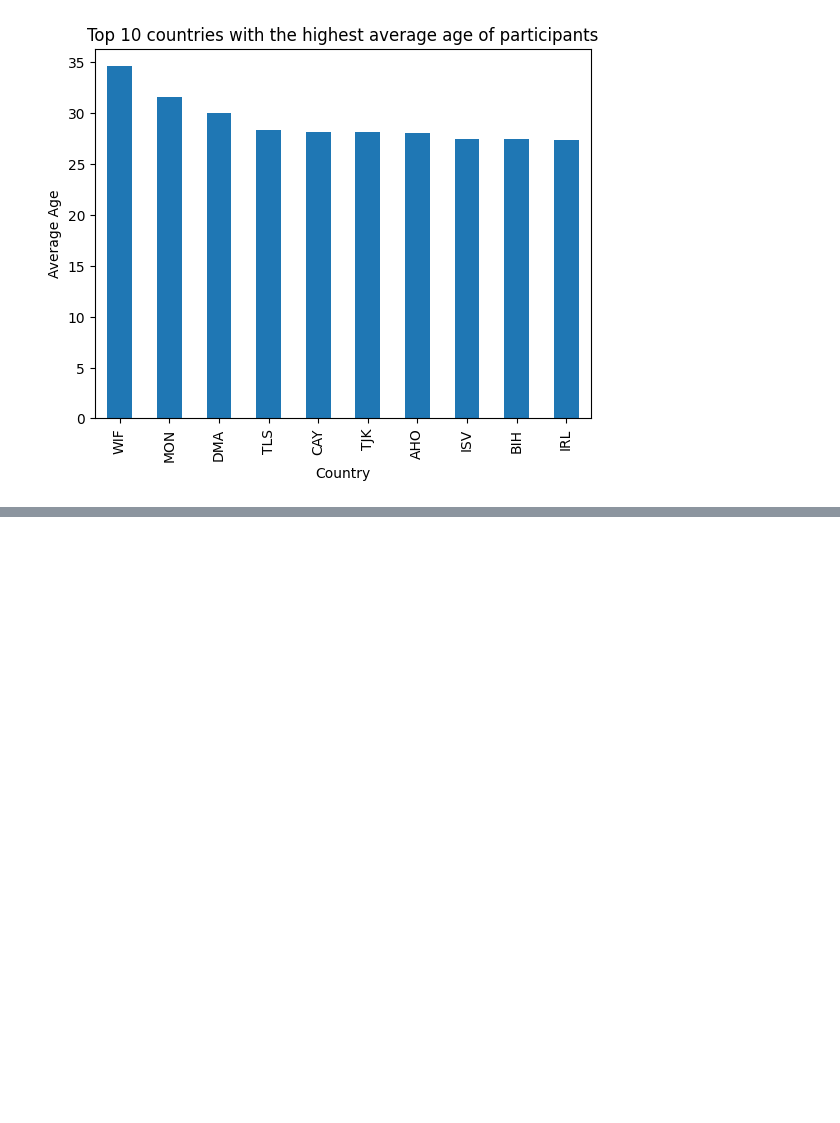
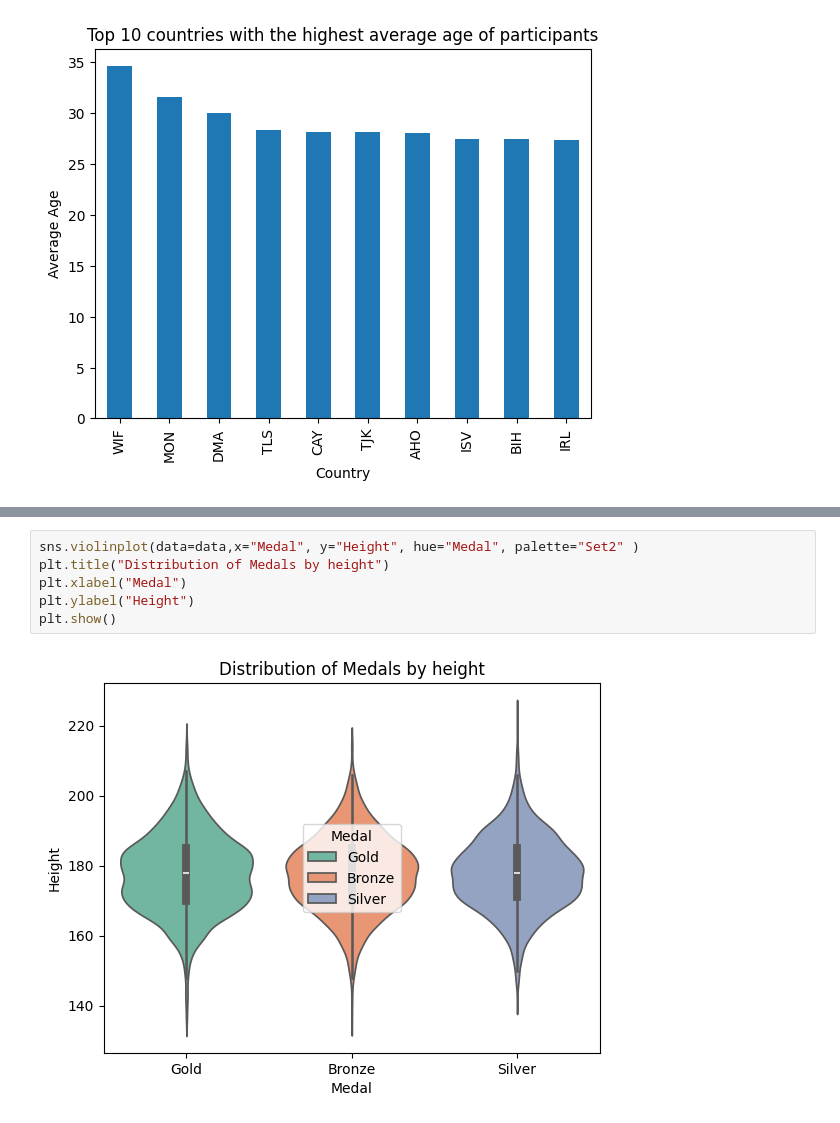
Before and after one commit to samwanyua/Exploratory-Data-Analysis-EDA--Olympics-Dataset, a Jupyter notebook: Notebook.ipynb, the cells around one changed output, grey strips where cells are left out. Saved outputs shown, nothing was run; the diff lists cells and outputs as text; blank space fills up the shorter version.

```diff
--- a/Notebook.ipynb
+++ b/Notebook.ipynb
@@ -270,0 +280,8 @@ plt.show()
+# %%
+sns.violinplot(data=data,x="Medal", y="Height", hue="Medal", palette="Set2" )
+plt.title("Distribution of Medals by height")
+plt.xlabel("Medal")
+plt.ylabel("Height")
+plt.show()
+# %% [output]
+[figure, added]
```
Also changed, not shown: parts of 3 cells of this notebook.
